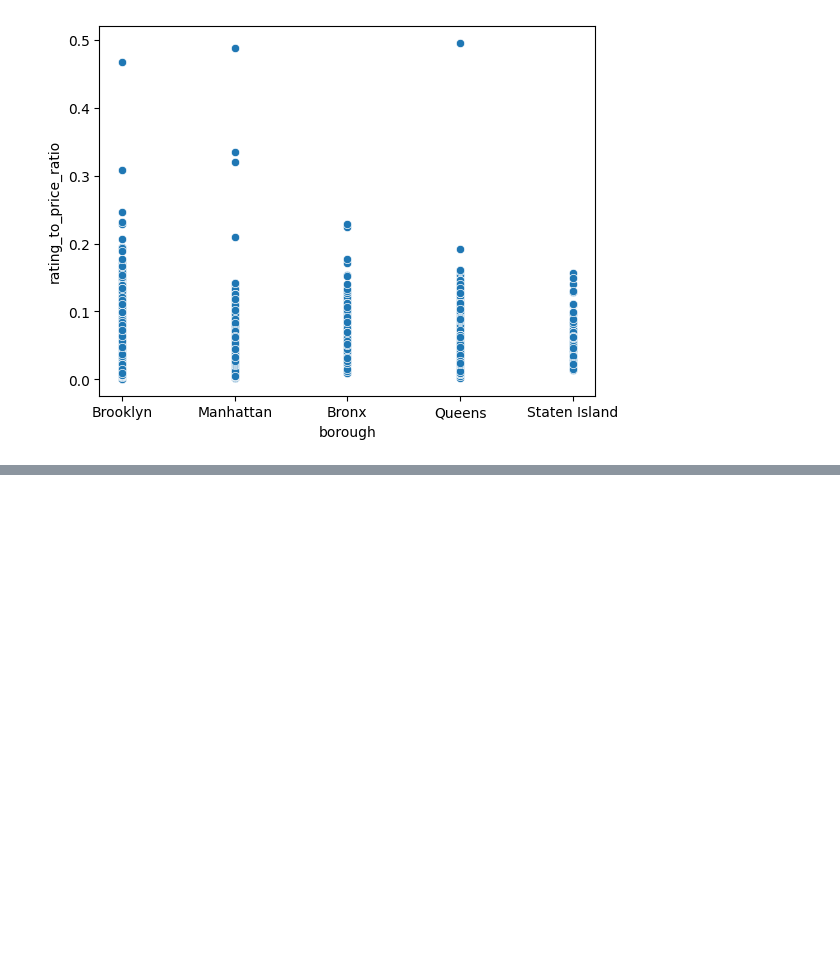
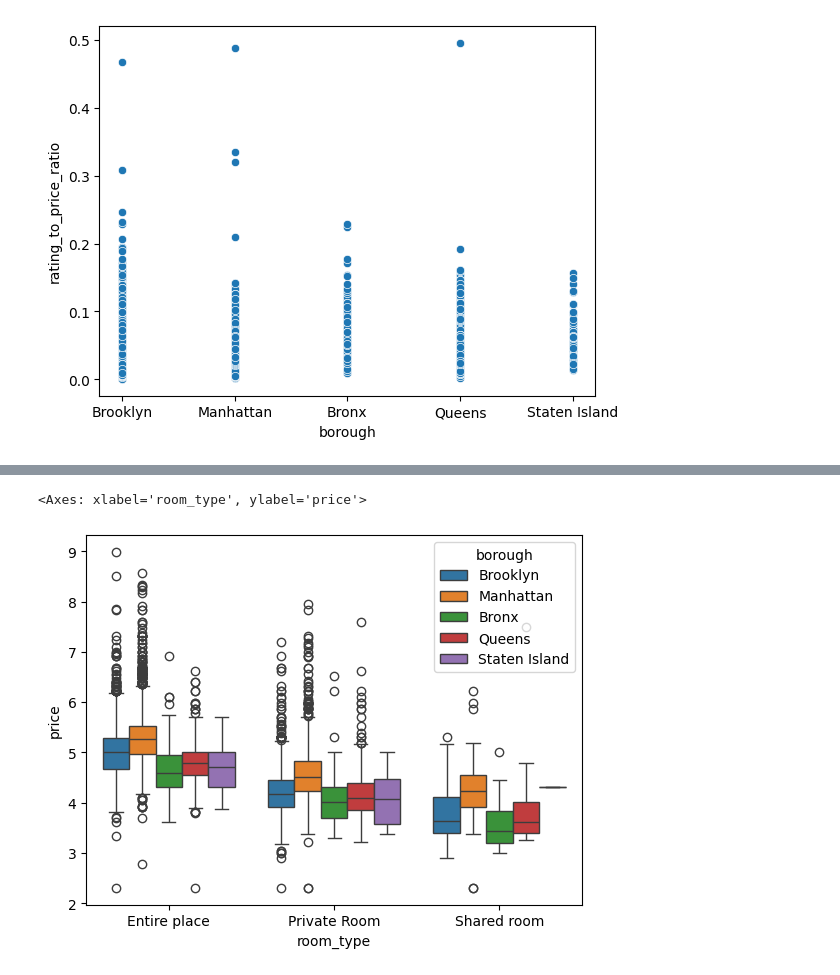
Before and after one commit to kflisikowsky/Data_Analysis_Workshops, a Jupyter notebook: Kopia notatnika Cleaning_Data_in_Python_live_session.ipynb, the cells around one changed output, grey strips where cells are left out. Cells and saved outputs as stored; diff of their text form; code cells hidden in the pictures; blank space fills up the shorter version.

```diff
--- a/Kopia notatnika Cleaning_Data_in_Python_live_session.ipynb
+++ b/Kopia notatnika Cleaning_Data_in_Python_live_session.ipynb
@@ -957,0 +986,8 @@ sns.scatterplot(data=airbnb,y='rating_to_price_ratio', x='borough')
+# %%
+from numpy import log
+
+
+sns.boxplot(data=airbnb, x='room_type', y =log(airbnb['price']), hue='borough')
+# %% [output]
+<Axes: xlabel='room_type', ylabel='price'>
+[figure, added]
```
Also changed, not shown: parts of 7 cells of this notebook.
